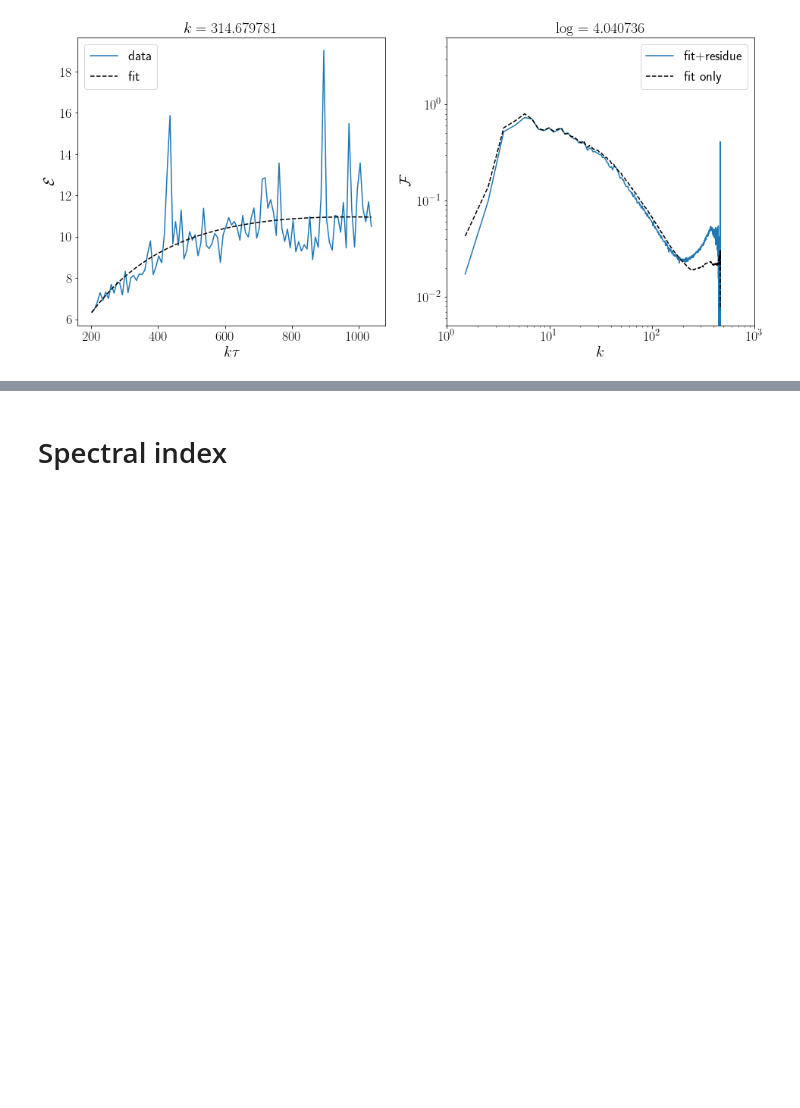
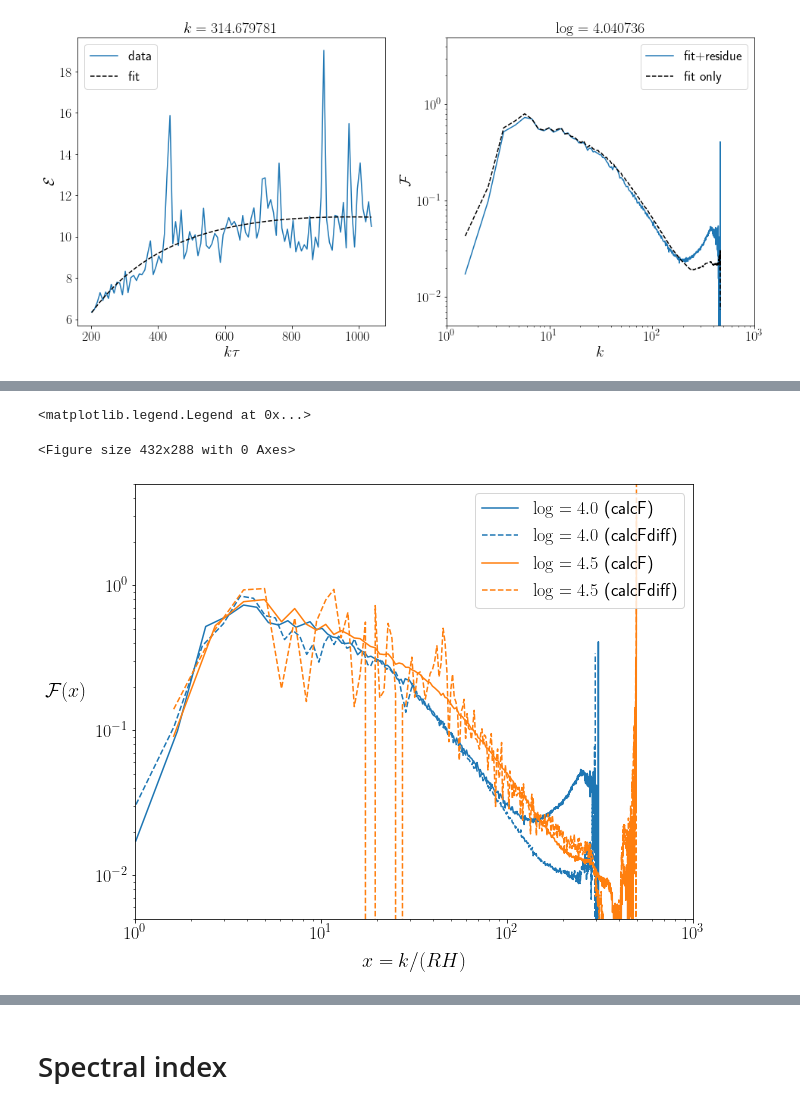
Before and after one commit to veintemillas/jaxions, a Jupyter notebook: scripts/pyaxions/spe_legend.ipynb, the cells around one changed output, grey strips where cells are left out. Drawn from its saved outputs; the diff is of its cells as text; code cells hidden in the pictures; blank space fills up the shorter version.

Commit message:
explanation of spectrum.calcFdiff is added to spe_legend.ipynb

```diff
--- a/scripts/pyaxions/spe_legend.ipynb
+++ b/scripts/pyaxions/spe_legend.ipynb
@@ -570,0 +599,26 @@ Text(0.5, 1.0, '$\\log = 4.040736$')
+# %%
+# compute F for a single realization (id = 00)
+id = 0
+Ftd = sp.calcFdiff(SAlist[id].Earr,SAlist[id].log,SAlist[id].t,SAlist[id].k,SAlist[id].k_below)
+# %%
+plt.clf()
+plt.figure(figsize=(10,8))
+cmap = plt.get_cmap("tab10")
+logil = [4,4.5]
+for log in logil:
+    it = np.abs(Ft.log - log).argmin()
+    itd = np.abs(Ftd.log - log).argmin()
+    plt.plot(Ft.x[it],Ft.F[it],color=cmap(logil.index(log)),label='$\log = %.1f$ (calcF)'%Ft.log[it])
+    plt.plot(Ftd.x[itd],Ftd.F[itd],color=cmap(logil.index(log)),linestyle='dashed',label='$\log = %.1f$ (calcFdiff)'%Ftd.log[itd])
+plt.xscale('log')
+plt.yscale('log')
+plt.xlim(1,1000)
+plt.ylim(5e-3,5)
+plt.xlabel(r'$x = k/(RH)$',fontsize=20,labelpad=10)
+plt.ylabel(r'$\mathcal{F}(x)$',fontsize=20,rotation=0,labelpad=30)
+plt.tick_params(labelsize=18)
+plt.legend(loc='upper right',fontsize=18)
+# %% [output]
+<matplotlib.legend.Legend at 0x...>
+<Figure size 432x288 with 0 Axes>
+[figure, added]
```
Also changed, not shown: parts of 5 cells of this notebook.
